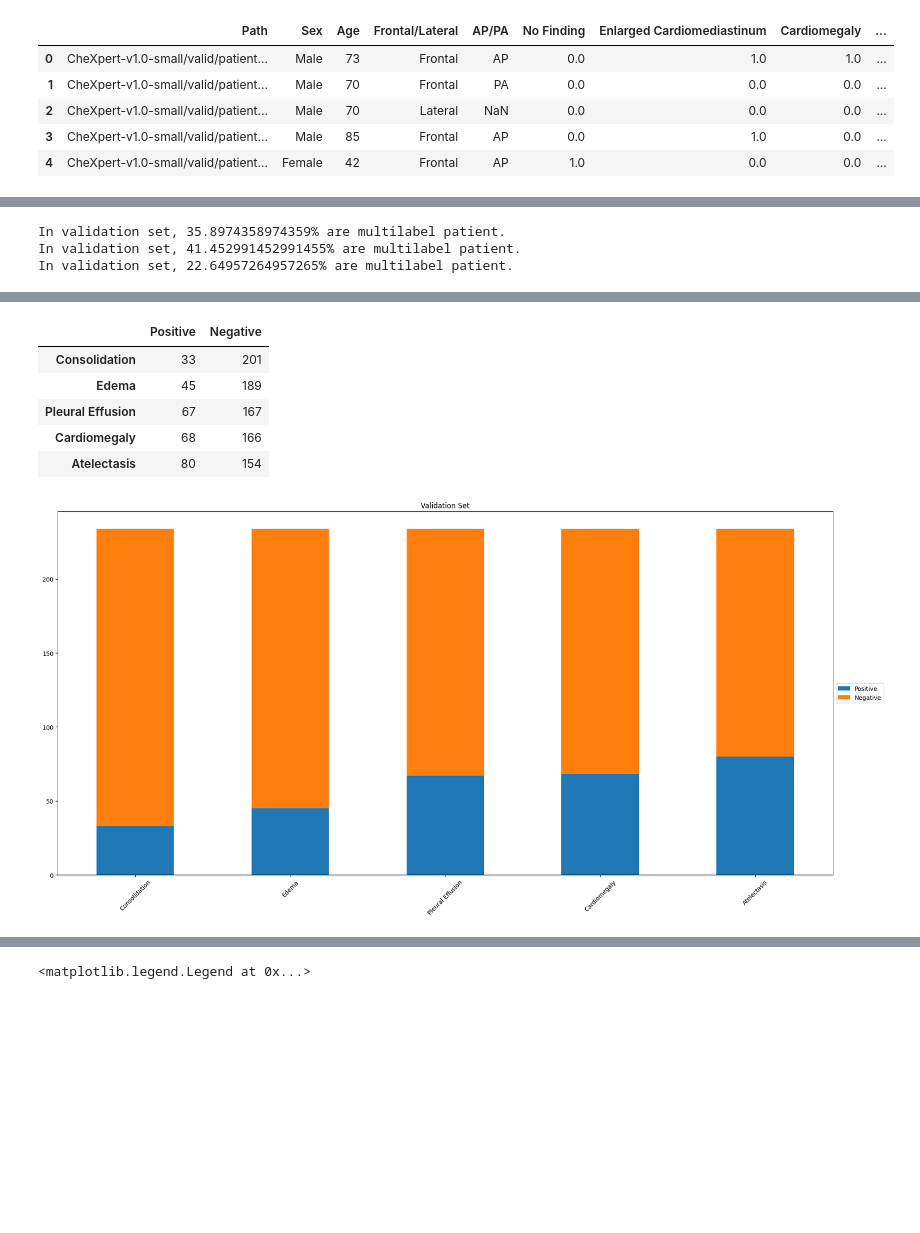
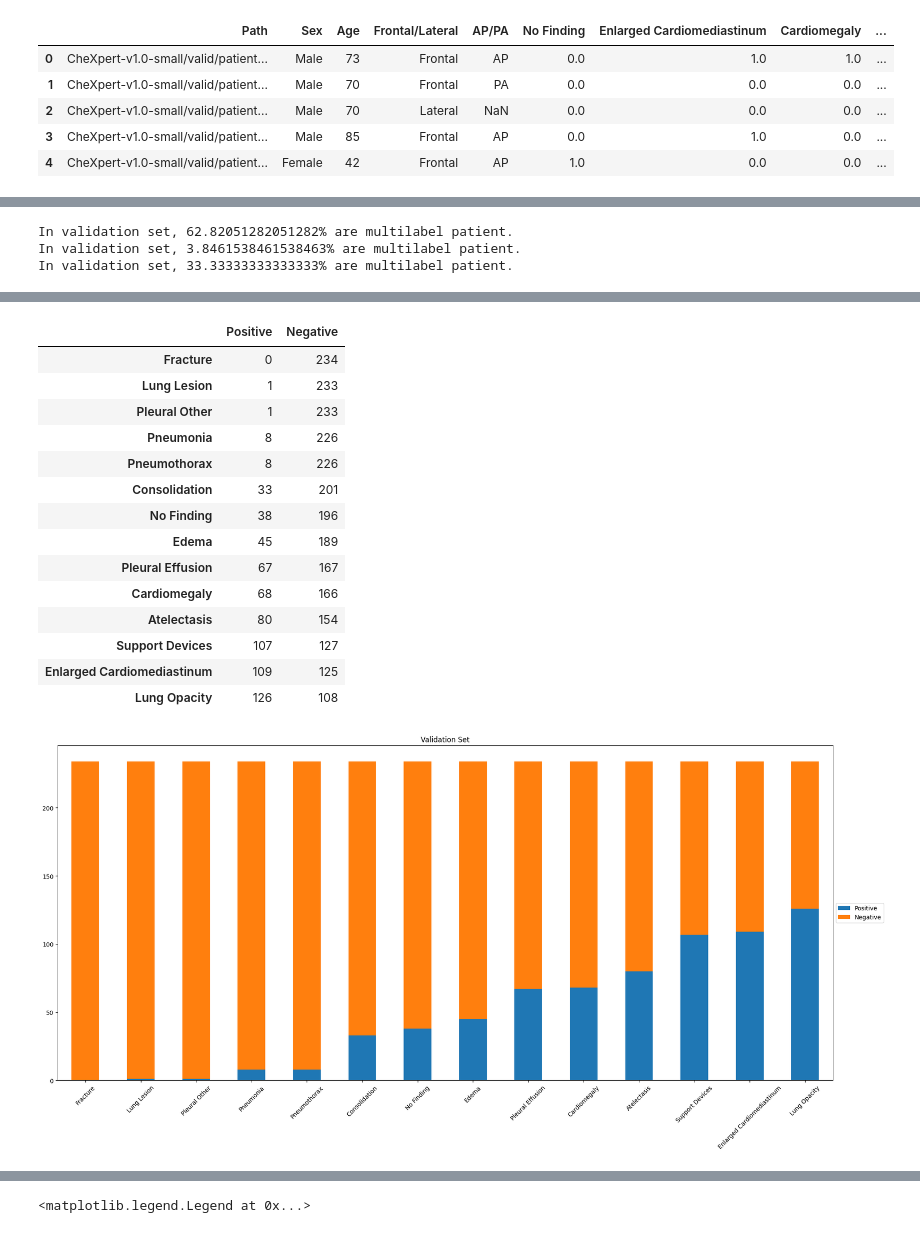
Before and after one commit to boon1987/lungsease, a Jupyter notebook: sl_version/explore.ipynb, the cells around one changed output, grey strips where cells are left out. Drawn from its saved outputs; the diff is of its cells as text; code cells hidden in the pictures; blank space fills up the shorter version.

```diff
--- a/sl_version/explore.ipynb
+++ b/sl_version/explore.ipynb
@@ -127,7 +134,7 @@ print()
 # %%
 # Training Set Distribution
-all_classes = ['No Finding', 'Enlarged Cardiomediastinum', 'Cardiomegaly', 'Lung Opacity', 'Lung Lesion', 'Edema', 'Consolidation', 'Pneumonia', 'Atelectasis', 'Pneumothorax', 'Effusion', 'Pleural Other', 'Fracture', 'Support Devices']
-all_classes = ['Cardiomegaly', 'Edema', 'Consolidation', 'Atelectasis',  'Pleural Effusion']
+all_classes = ['No Finding', 'Enlarged Cardiomediastinum', 'Cardiomegaly', 'Lung Opacity', 'Lung Lesion', 'Edema', 'Consolidation', 'Pneumonia', 'Atelectasis', 'Pneumothorax', 'Pleural Effusion', 'Pleural Other', 'Fracture', 'Support Devices']
+#all_classes = ['Cardiomegaly', 'Edema', 'Consolidation', 'Atelectasis',  'Pleural Effusion']
 
 train_set_disease = train_set.loc[:,all_classes].fillna(-2).astype(np.int8)
 
@@ -149,6 +156,9 @@ train_set_disease_summary = pd.DataFrame([m1, m0, mu, mna]).transpose()
 train_set_disease_summary.columns=['Positive','Negative', 'Uncertain', 'No Mention']
 axes = train_set_disease_summary.sort_values(["Positive","Negative"]).plot(kind='bar', figsize=(20,10), stacked=True, rot=45)
 axes.legend(loc='center left', bbox_to_anchor=(1, 0.5))
+for c in axes.containers:
+    axes.bar_label(c)
+    break
 #train_set_disease_summary.iloc[:,:3].plot(kind='bar', figsize=(20,10))
 plt.tick_params('x', labelrotation=45)
 plt.title("Train Set")
@@ -206,6 +225,9 @@ temp.columns = ['Positive','Negative']
 display(temp)
 axes = temp.plot(kind='bar', rot=45, figsize=(20,10), stacked=True, title="Validation Set")
 axes.legend(loc='center left', bbox_to_anchor=(1, 0.5))
+for c in axes.containers:
+    axes.bar_label(c)
+    break
 plt.tight_layout()
 plt.show()
 
@@ -216,6 +238,6 @@ plt.show()
 # axs = sns.barplot(data=aa, x='index', y='value', hue='variable')
 # axs.tick_params(axis='x', labelrotation=45)
 # %% [output]
-In validation set, 35.8974358974359% are multilabel patient.
-In validation set, 41.452991452991455% are multilabel patient.
-In validation set, 22.64957264957265% are multilabel patient.
+In validation set, 62.82051282051282% are multilabel patient.
+In validation set, 3.8461538461538463% are multilabel patient.
+In validation set, 33.33333333333333% are multilabel patient.
@@ -223,10 +245,19 @@ In validation set, 22.64957264957265% are multilabel patient.
 |  | Positive | Negative |
+| Fracture | 0 | 234 |
+| Lung Lesion | 1 | 233 |
+| Pleural Other | 1 | 233 |
+| Pneumonia | 8 | 226 |
+| Pneumothorax | 8 | 226 |
 | Consolidation | 33 | 201 |
+| No Finding | 38 | 196 |
 | Edema | 45 | 189 |
 | Pleural Effusion | 67 | 167 |
 | Cardiomegaly | 68 | 166 |
 | Atelectasis | 80 | 154 |
+| Support Devices | 107 | 127 |
+| Enlarged Cardiomediastinum | 109 | 125 |
+| Lung Opacity | 126 | 108 |
-[figure, old version]
+[figure, new version]
 # %%
 # Inspect co-occurance
 train_set_disease_temp = train_set.loc[:,all_classes]
```
Also changed, not shown: parts of 21 cells of this notebook, 2 other files.
